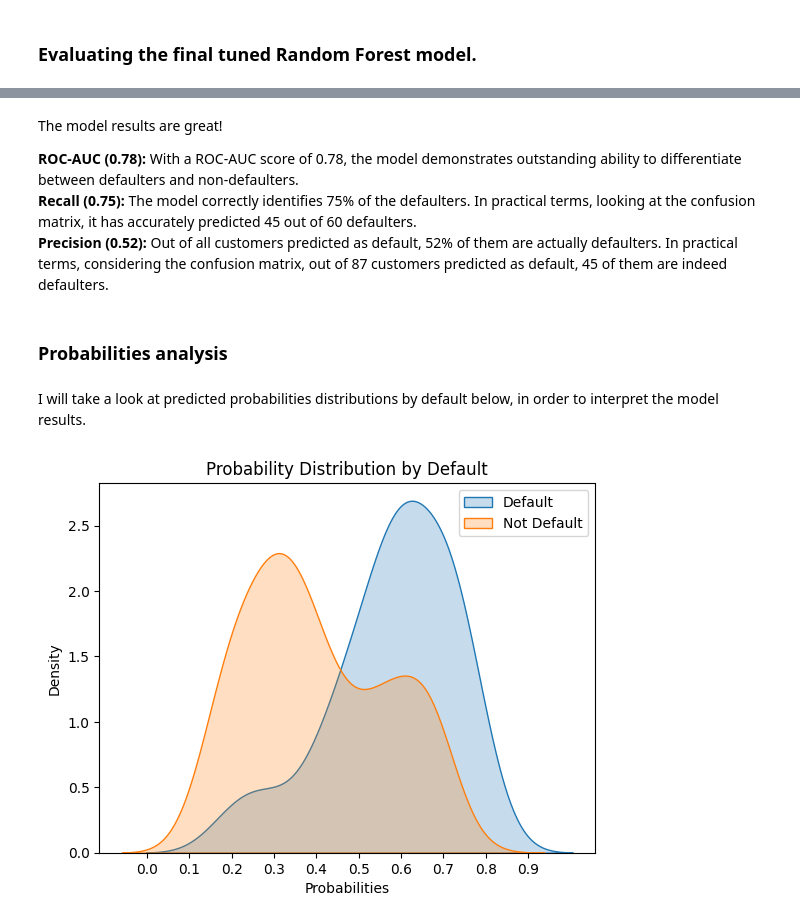
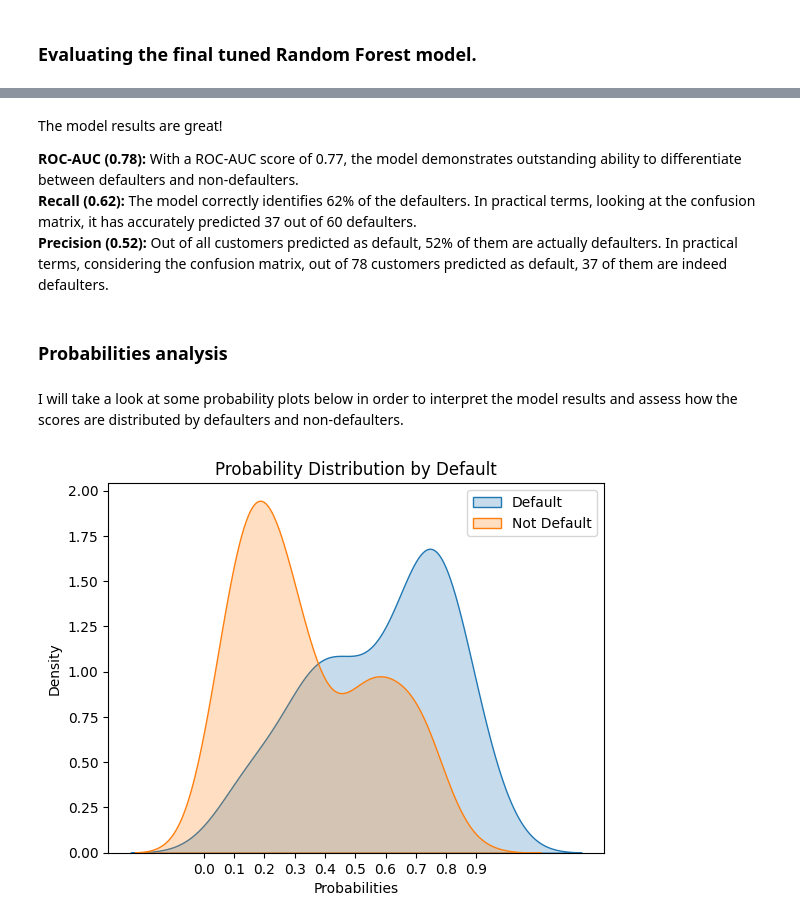
Before and after one commit to allmeidaapedro/Credit-Scoring-German-Bank, a Jupyter notebook: notebooks/2. Modelling.ipynb, the cells around one changed output, grey strips where cells are left out. Drawn from its saved outputs; the diff is of its cells as text; code cells hidden in the pictures.

Commit message:
Assessing probas

```diff
--- a/notebooks/2. Modelling.ipynb
+++ b/notebooks/2. Modelling.ipynb
@@ -450,14 +447,14 @@ weighted avg       0.76      0.71      0.73       200
 # %% [markdown]
 The model results are great!
 
-<b>ROC-AUC (0.78):</b> With a ROC-AUC score of 0.78, the model demonstrates outstanding ability to differentiate between defaulters and non-defaulters.<br>
-<b>Recall (0.75):</b> The model correctly identifies 75% of the defaulters. In practical terms, looking at the confusion matrix, it has accurately predicted 45 out of 60 defaulters.<br>
-<b>Precision (0.52):</b> Out of all customers predicted as default, 52% of them are actually defaulters. In practical terms, considering the confusion matrix, out of 87 customers predicted as default, 45 of them are indeed defaulters.<br>
+<b>ROC-AUC (0.78):</b> With a ROC-AUC score of 0.77, the model demonstrates outstanding ability to differentiate between defaulters and non-defaulters.<br>
+<b>Recall (0.62):</b> The model correctly identifies 62% of the defaulters. In practical terms, looking at the confusion matrix, it has accurately predicted 37 out of 60 defaulters.<br>
+<b>Precision (0.52):</b> Out of all customers predicted as default, 52% of them are actually defaulters. In practical terms, considering the confusion matrix, out of 78 customers predicted as default, 37 of them are indeed defaulters.<br>
 # %% [markdown]
 ### Probabilities analysis
 # %% [markdown]
-I will take a look at predicted probabilities distributions by default below, in order to interpret the model results.
+I will take a look at some probability plots below in order to interpret the model results and assess how the scores are distributed by defaulters and non-defaulters.
 # %%
-probability_distributions(default_probas, y_test, positive_label='Default', negative_label='Not Default')
+target_probability_distributions(default_probas, y_test, positive_label='Default', negative_label='Not Default')
 # %% [output]
-[figure, old version]
+[figure, new version]
```
Also changed, not shown: parts of 31 cells of this notebook, 1 other file.
